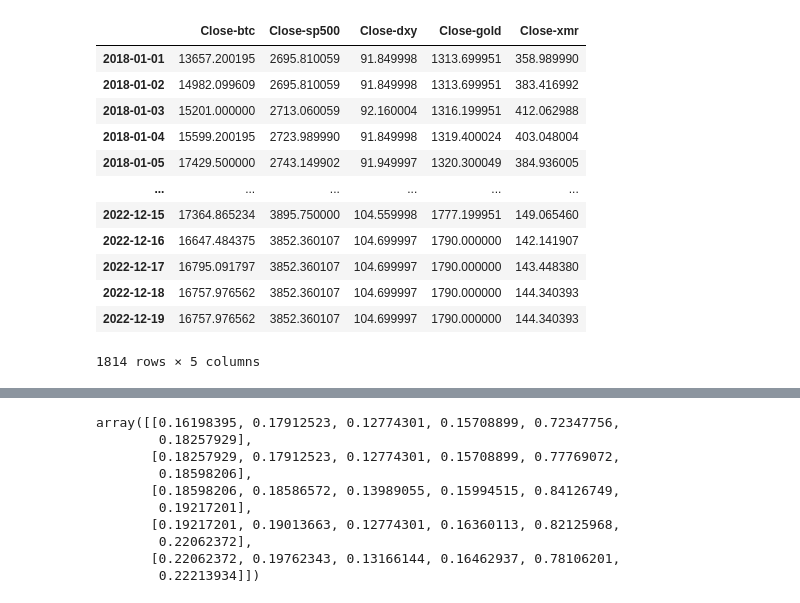
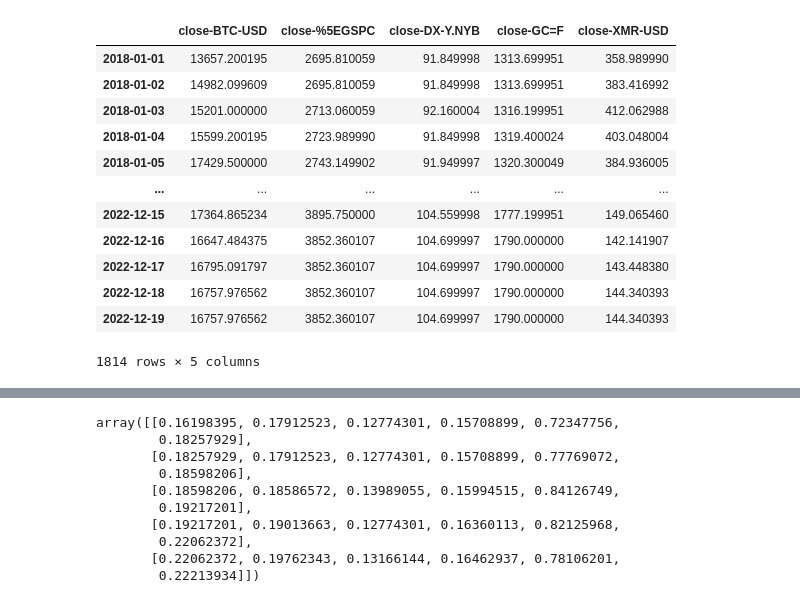
Before and after one commit to A125X/Stock-Prices-Analysis-And-Prediction, a Jupyter notebook: art.ipynb, the cells around one changed output, grey strips where cells are left out. Drawn from its saved outputs; the diff is of its cells as text; code cells hidden in the pictures.

```diff
--- a/art.ipynb
+++ b/art.ipynb
@@ -100,22 +70,20 @@ plt.plot(df_E)
-# %%
-timeseries = pd.concat([df_A, df_B, df_C, df_D, df_E], axis=1)
-
-timeseries.columns=(["Close-btc", "Close-sp500", "Close-dxy", "Close-gold", "Close-xmr"])
-timeseries
-# %% [output]
-|  | Close-btc | Close-sp500 | Close-dxy | Close-gold | Close-xmr |
-| 2018-01-01 | 13657.200195 | 2695.810059 | 91.849998 | 1313.699951 | 358.989990 |
-| 2018-01-02 | 14982.099609 | 2695.810059 | 91.849998 | 1313.699951 | 383.416992 |
-| 2018-01-03 | 15201.000000 | 2713.060059 | 92.160004 | 1316.199951 | 412.062988 |
-| 2018-01-04 | 15599.200195 | 2723.989990 | 91.849998 | 1319.400024 | 403.048004 |
-| 2018-01-05 | 17429.500000 | 2743.149902 | 91.949997 | 1320.300049 | 384.936005 |
-| ... | ... | ... | ... | ... | ... |
-| 2022-12-15 | 17364.865234 | 3895.750000 | 104.559998 | 1777.199951 | 149.065460 |
-| 2022-12-16 | 16647.484375 | 3852.360107 | 104.699997 | 1790.000000 | 142.141907 |
-| 2022-12-17 | 16795.091797 | 3852.360107 | 104.699997 | 1790.000000 | 143.448380 |
-| 2022-12-18 | 16757.976562 | 3852.360107 | 104.699997 | 1790.000000 | 144.340393 |
-| 2022-12-19 | 16757.976562 | 3852.360107 | 104.699997 | 1790.000000 | 144.340393 |
-1814 rows × 5 columns
+# %%
+timeseries.columns=(["close-" + n for n in tickers])
+timeseries
+# %% [output]
+|  | close-BTC-USD | close-%5EGSPC | close-DX-Y.NYB | close-GC=F | close-XMR-USD |
+| 2018-01-01 | 13657.200195 | 2695.810059 | 91.849998 | 1313.699951 | 358.989990 |
+| 2018-01-02 | 14982.099609 | 2695.810059 | 91.849998 | 1313.699951 | 383.416992 |
+| 2018-01-03 | 15201.000000 | 2713.060059 | 92.160004 | 1316.199951 | 412.062988 |
+| 2018-01-04 | 15599.200195 | 2723.989990 | 91.849998 | 1319.400024 | 403.048004 |
+| 2018-01-05 | 17429.500000 | 2743.149902 | 91.949997 | 1320.300049 | 384.936005 |
+| ... | ... | ... | ... | ... | ... |
+| 2022-12-15 | 17364.865234 | 3895.750000 | 104.559998 | 1777.199951 | 149.065460 |
+| 2022-12-16 | 16647.484375 | 3852.360107 | 104.699997 | 1790.000000 | 142.141907 |
+| 2022-12-17 | 16795.091797 | 3852.360107 | 104.699997 | 1790.000000 | 143.448380 |
+| 2022-12-18 | 16757.976562 | 3852.360107 | 104.699997 | 1790.000000 | 144.340393 |
+| 2022-12-19 | 16757.976562 | 3852.360107 | 104.699997 | 1790.000000 | 144.340393 |
+1814 rows × 5 columns
 # %%
 scaler = MinMaxScaler()
 
```
Also changed, not shown: parts of 19 cells of this notebook, 32 other files.
